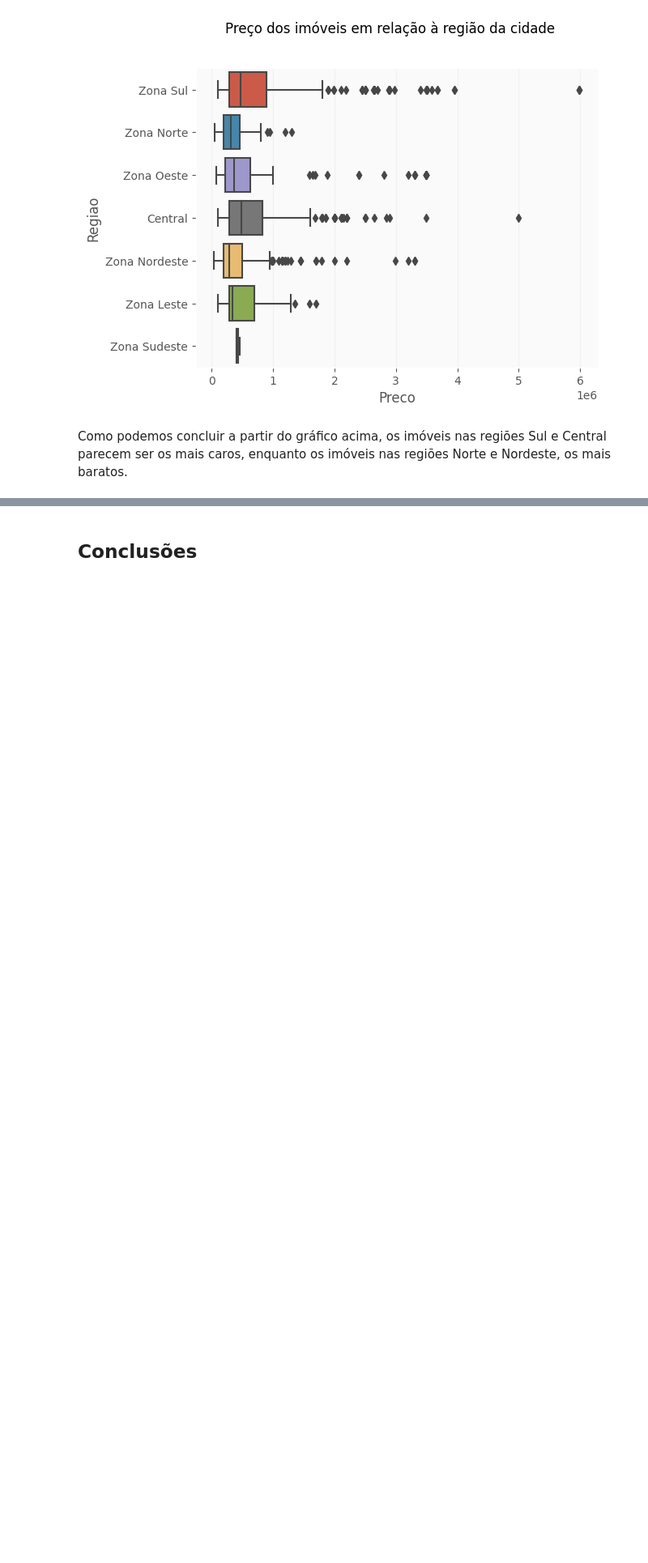
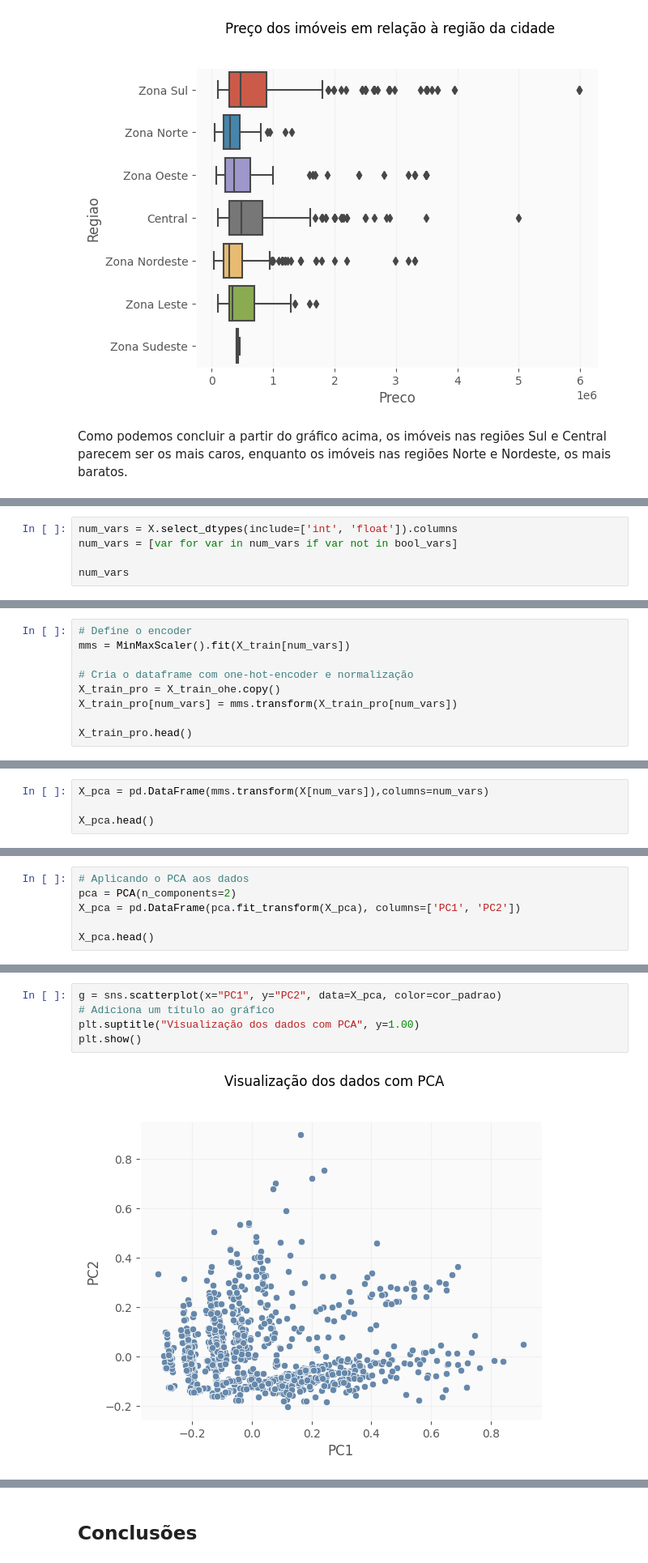
Before and after one commit to lcfdiniz/puc-rio, a Jupyter notebook: real-estate-market/real_estate_market.ipynb, the cells around one changed output, grey strips where cells are left out. Shown at 81% size. Saved outputs shown, nothing was run; the diff lists cells and outputs as text; blank space fills up the shorter version.

```diff
--- a/real-estate-market/real_estate_market.ipynb
+++ b/real-estate-market/real_estate_market.ipynb
@@ -800,0 +1055,5 @@ Como podemos concluir a partir do gráfico acima, os imóveis nas regiões Sul e
+# %%
+num_vars = X.select_dtypes(include=['int', 'float']).columns
+num_vars = [var for var in num_vars if var not in bool_vars]
+
+num_vars
@@ -800,0 +1062,9 @@ Como podemos concluir a partir do gráfico acima, os imóveis nas regiões Sul e
+# %%
+# Define o encoder
+mms = MinMaxScaler().fit(X_train[num_vars])
+
+# Cria o dataframe com one-hot-encoder e normalização
+X_train_pro = X_train_ohe.copy()
+X_train_pro[num_vars] = mms.transform(X_train_pro[num_vars])
+
+X_train_pro.head()
@@ -800,0 +1097,4 @@ Como podemos concluir a partir do gráfico acima, os imóveis nas regiões Sul e
+# %%
+X_pca = pd.DataFrame(mms.transform(X[num_vars]),columns=num_vars)
+
+X_pca.head()
@@ -800,0 +1108,6 @@ Como podemos concluir a partir do gráfico acima, os imóveis nas regiões Sul e
+# %%
+# Aplicando o PCA aos dados
+pca = PCA(n_components=2)
+X_pca = pd.DataFrame(pca.fit_transform(X_pca), columns=['PC1', 'PC2'])
+
+X_pca.head()
@@ -800,0 +1121,7 @@ Como podemos concluir a partir do gráfico acima, os imóveis nas regiões Sul e
+# %%
+g = sns.scatterplot(x="PC1", y="PC2", data=X_pca, color=cor_padrao)
+# Adiciona um título ao gráfico
+plt.suptitle("Visualização dos dados com PCA", y=1.00)
+plt.show()
+# %% [output]
+[figure, added]
```
Also changed, not shown: parts of 43 cells of this notebook.
